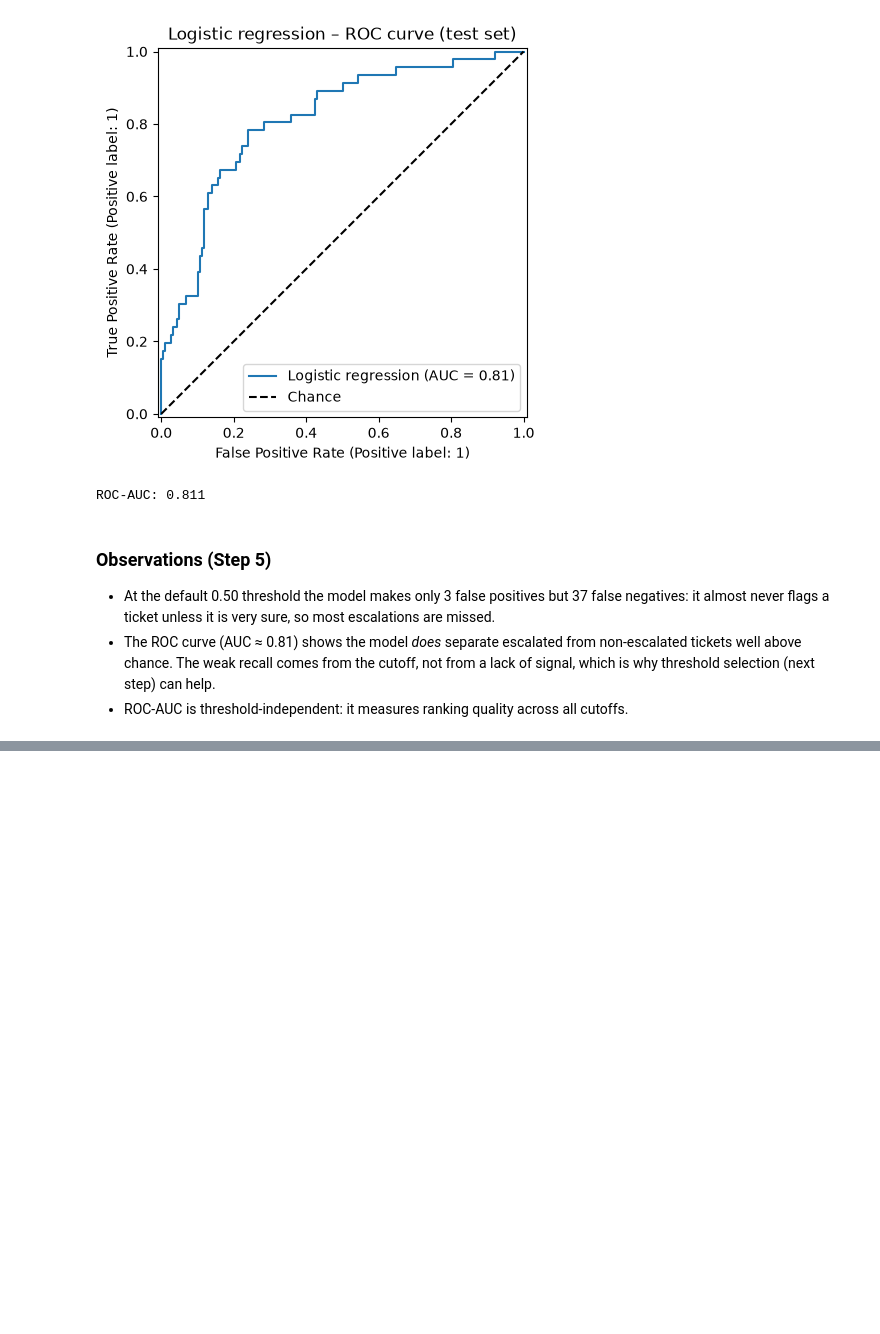
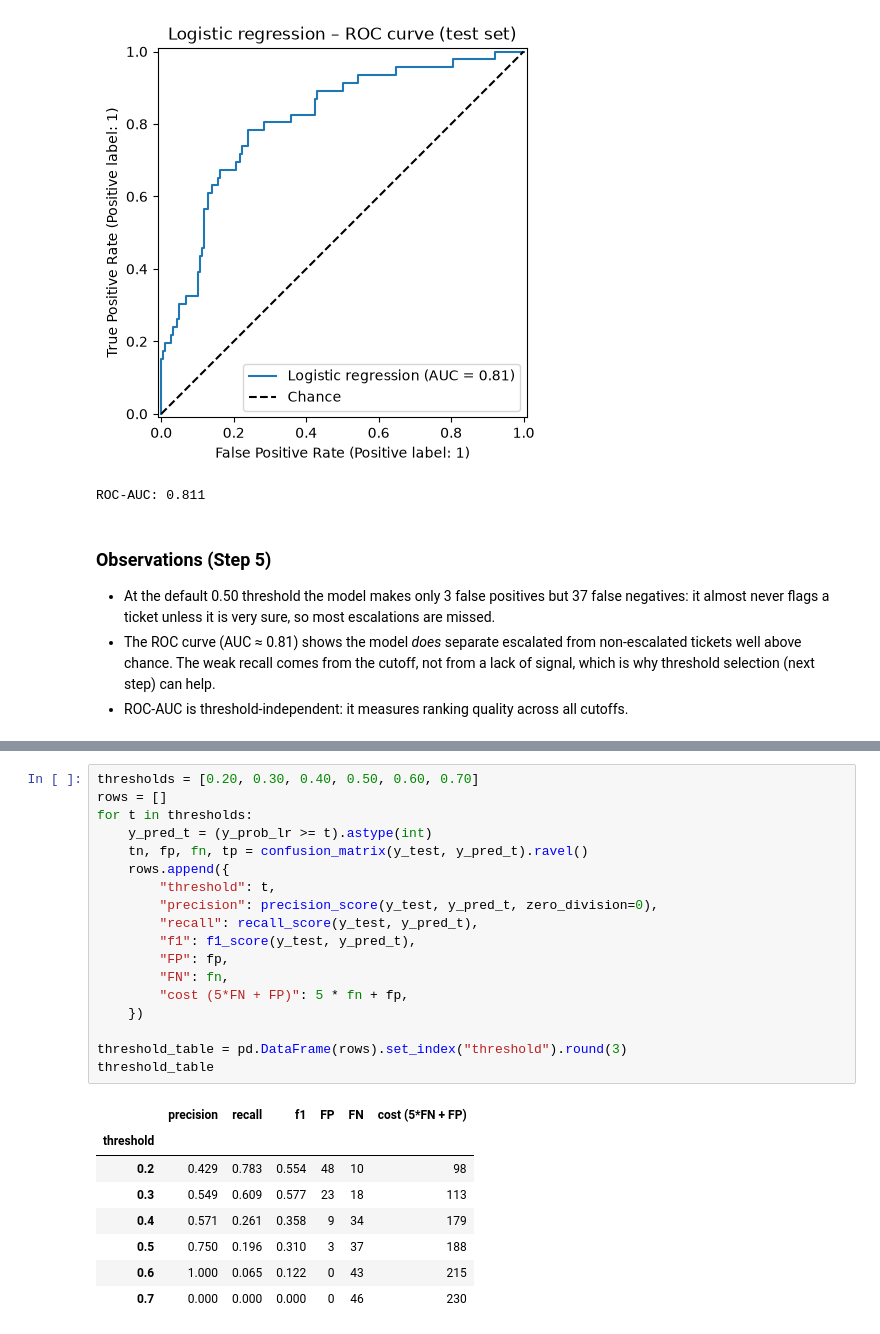
Before and after one commit to kal1kidan/Lab-03-ML-and-Big-Data, a Jupyter notebook: escalation_classification.ipynb, the cells around one changed output, grey strips where cells are left out. Drawn from its saved outputs; the diff is of its cells as text; blank space fills up the shorter version.

Commit message:
Step 6: threshold table and 5*FN+FP cost comparison

```diff
--- a/escalation_classification.ipynb
+++ b/escalation_classification.ipynb
@@ -236,0 +243,27 @@ ROC-AUC: 0.811
+# %%
+thresholds = [0.20, 0.30, 0.40, 0.50, 0.60, 0.70]
+rows = []
+for t in thresholds:
+    y_pred_t = (y_prob_lr >= t).astype(int)
+    tn, fp, fn, tp = confusion_matrix(y_test, y_pred_t).ravel()
+    rows.append({
+        "threshold": t,
+        "precision": precision_score(y_test, y_pred_t, zero_division=0),
+        "recall": recall_score(y_test, y_pred_t),
+        "f1": f1_score(y_test, y_pred_t),
+        "FP": fp,
+        "FN": fn,
+        "cost (5*FN + FP)": 5 * fn + fp,
+    })
+
+threshold_table = pd.DataFrame(rows).set_index("threshold").round(3)
+threshold_table
+# %% [output]
+|  | precision | recall | f1 | FP | FN | cost (5*FN + FP) |
+| threshold |  |  |  |  |  |  |
+| 0.2 | 0.429 | 0.783 | 0.554 | 48 | 10 | 98 |
+| 0.3 | 0.549 | 0.609 | 0.577 | 23 | 18 | 113 |
+| 0.4 | 0.571 | 0.261 | 0.358 | 9 | 34 | 179 |
+| 0.5 | 0.750 | 0.196 | 0.310 | 3 | 37 | 188 |
+| 0.6 | 1.000 | 0.065 | 0.122 | 0 | 43 | 215 |
+| 0.7 | 0.000 | 0.000 | 0.000 | 0 | 46 | 230 |
```
Also changed, not shown: parts of 3 cells of this notebook.
